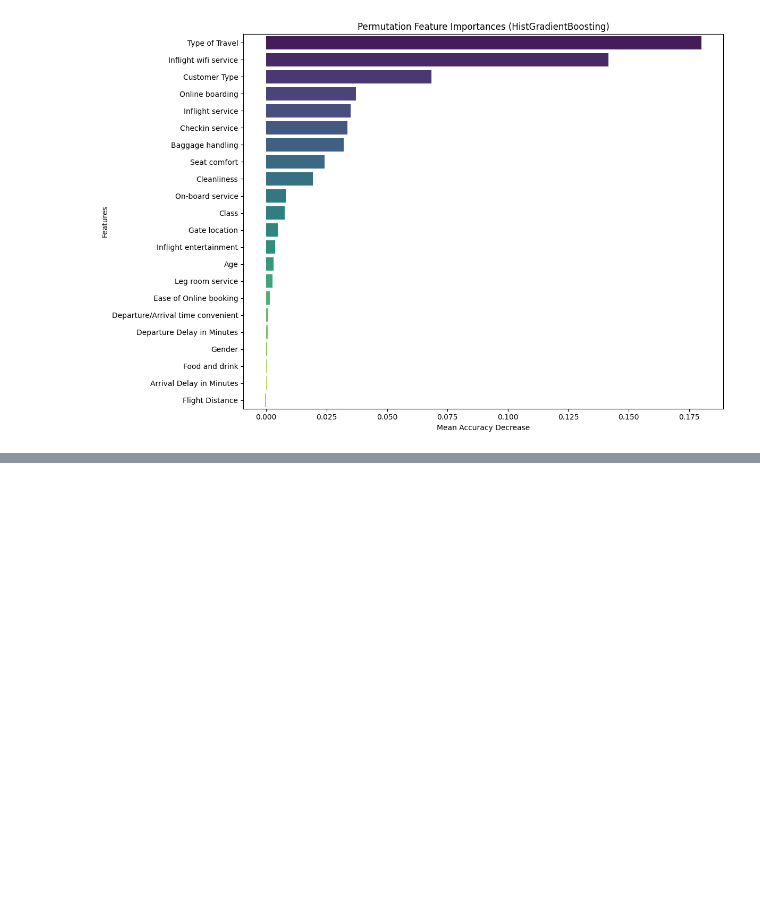
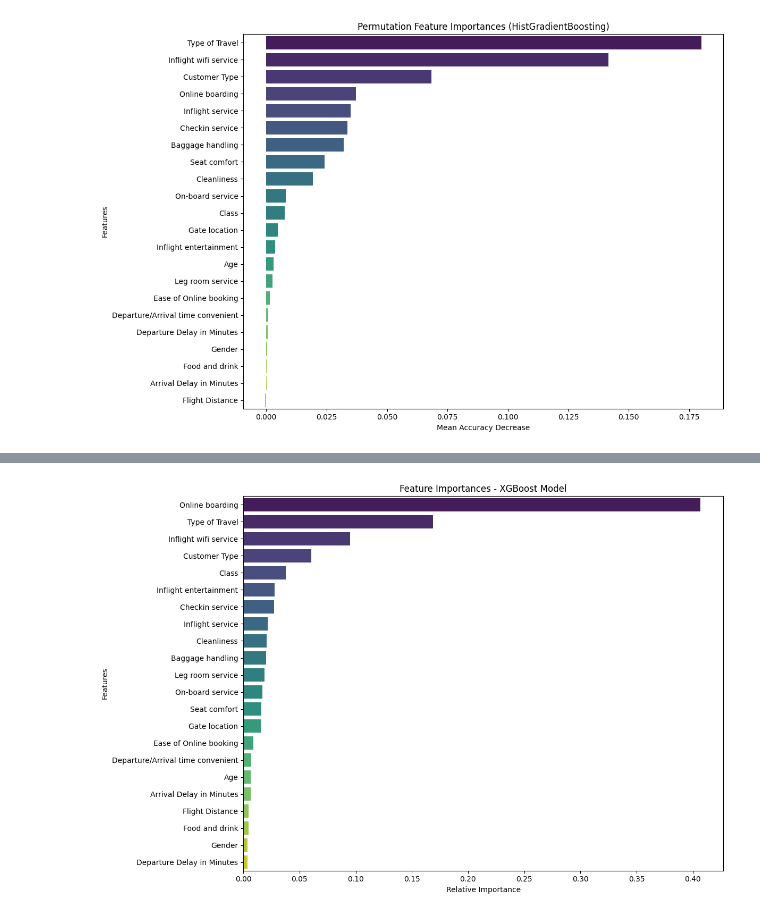
Before and after one commit to kxrrym03/Airline-Passenger-Satisfaction, a Jupyter notebook: Airline_Passenger_Satisfaction.ipynb, the cells around one changed output, grey strips where cells are left out. Cells and saved outputs as stored; diff of their text form; code cells hidden in the pictures; blank space fills up the shorter version.

```diff
--- a/Airline_Passenger_Satisfaction.ipynb
+++ b/Airline_Passenger_Satisfaction.ipynb
@@ -392,0 +434,19 @@ plt.show()
+# %%
+# Get feature importances from the XGBoost model
+xgb_importances = xgb_model.feature_importances_
+xgb_indices = np.argsort(xgb_importances)[::-1]
+
+# Plot the feature importances
+plt.figure(figsize=(12, 8))
+sns.barplot(
+    x=xgb_importances[xgb_indices],
+    y=X.columns[xgb_indices],
+    palette='viridis'
+)
+plt.title('Feature Importances - XGBoost Model')
+plt.xlabel('Relative Importance')
+plt.ylabel('Features')
+plt.tight_layout()
+plt.show()
+# %% [output]
+[figure, added]
```
Also changed, not shown: parts of 3 cells of this notebook.
